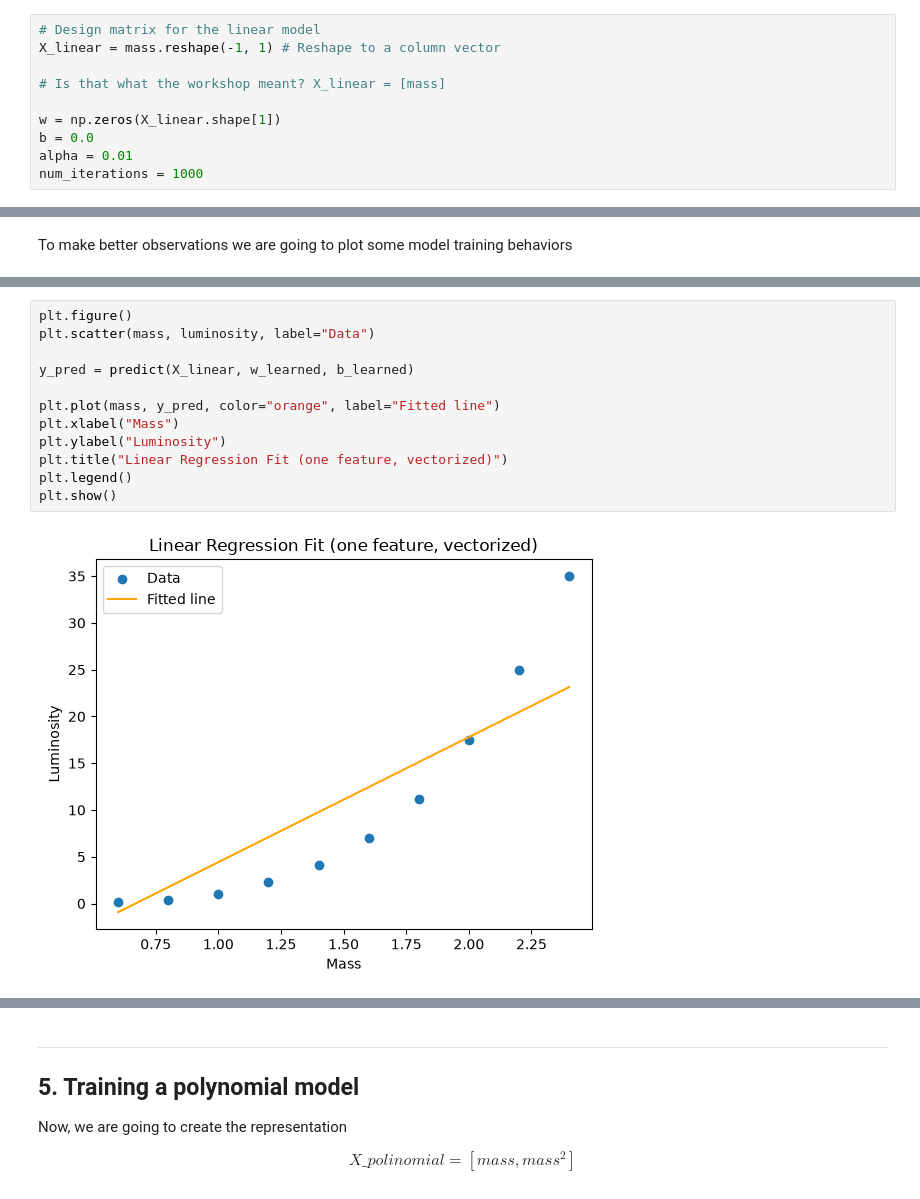
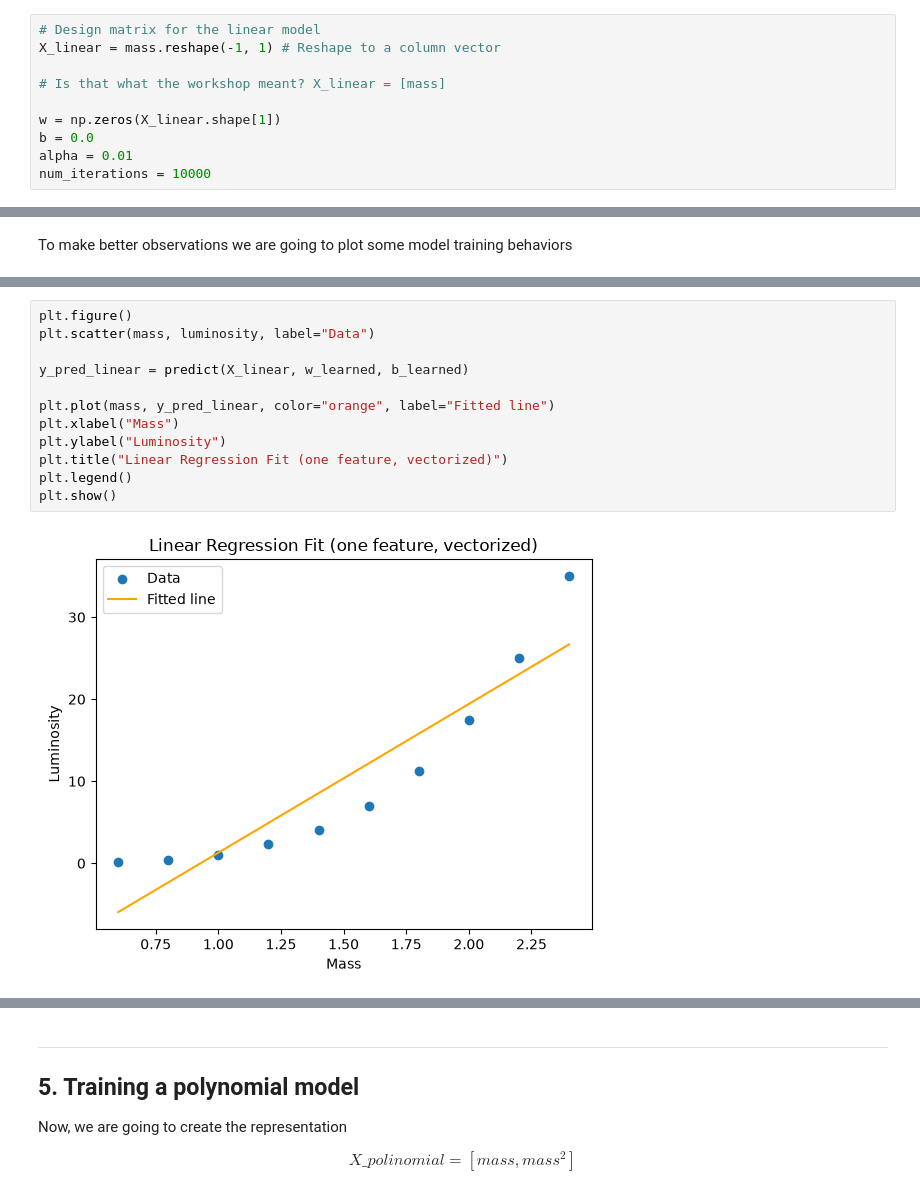
Before and after one commit to Valentina-33/Stellar-Luminosity, a Jupyter notebook: stellar_luminosity_hands_on.ipynb, the cells around one changed output, grey strips where cells are left out. Saved outputs shown, nothing was run; the diff lists cells and outputs as text.

```diff
--- a/stellar_luminosity_hands_on.ipynb
+++ b/stellar_luminosity_hands_on.ipynb
@@ -187,7 +187,7 @@ X_linear = mass.reshape(-1, 1) # Reshape to a column vector
 w = np.zeros(X_linear.shape[1])
 b = 0.0
 alpha = 0.01
-num_iterations = 1000
+num_iterations = 10000
 # %% [markdown]
 Now, we are going to train the model.
 # %%
@@ -239,17 +239,17 @@ ax.ticklabel_format(axis='y', style='plain', useOffset=False)
 # %%
 plt.figure()
 plt.scatter(mass, luminosity, label="Data")
 
-y_pred = predict(X_linear, w_learned, b_learned)
+y_pred_linear = predict(X_linear, w_learned, b_learned)
 
-plt.plot(mass, y_pred, color="orange", label="Fitted line")
+plt.plot(mass, y_pred_linear, color="orange", label="Fitted line")
 plt.xlabel("Mass")
 plt.ylabel("Luminosity")
 plt.title("Linear Regression Fit (one feature, vectorized)")
 plt.legend()
 plt.show()
 # %% [output]
-[figure, old version]
+[figure, new version]
 # %%
 # Final parameter and cost values
 print(f"Final parameters: w = {w_learned[0]}, b = {b_learned}")
```
Also changed, not shown: parts of 13 cells of this notebook.
